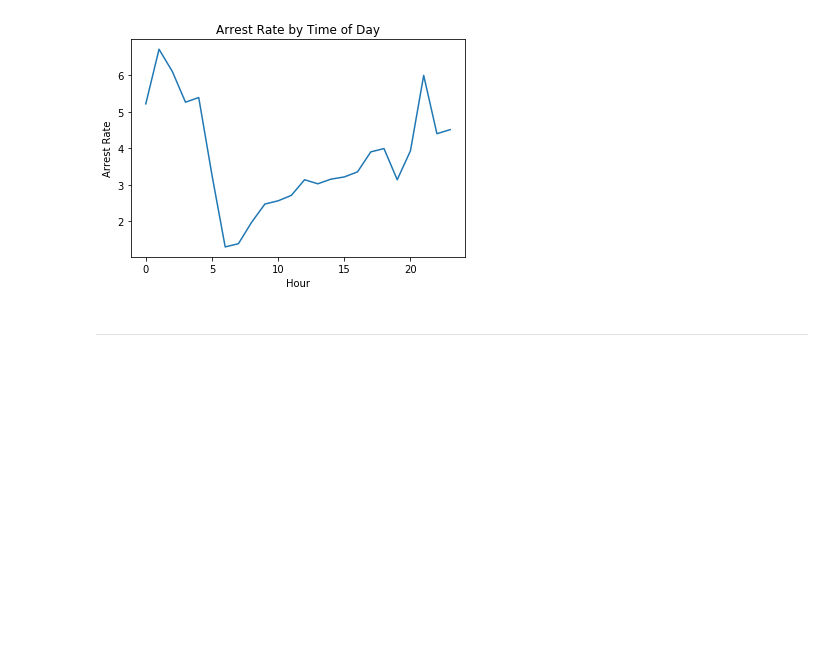
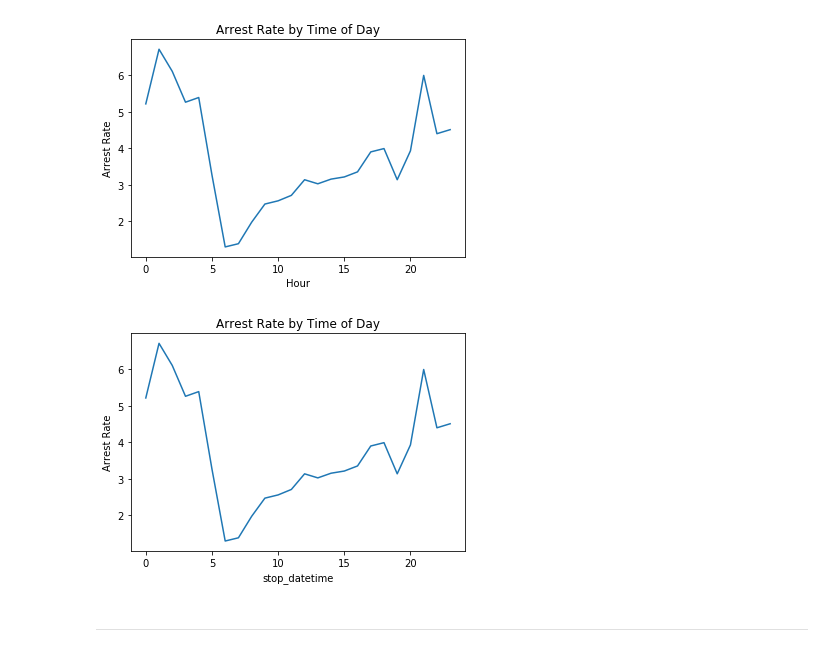
Before and after one commit to fidanfatih/Data_Visualization_with_Python, a Jupyter notebook: 01-EU_DS_DAPy_M1-(TrafficPoliceStops)/03-visual-exploratory-data-analysis(Student)_new.ipynb, the cells around one changed output. Saved outputs shown, nothing was run; the diff lists cells and outputs as text; code cells hidden in the pictures; blank space fills up the shorter version.

```diff
--- a/01-EU_DS_DAPy_M1-(TrafficPoliceStops)/03-visual-exploratory-data-analysis(Student)_new.ipynb
+++ b/01-EU_DS_DAPy_M1-(TrafficPoliceStops)/03-visual-exploratory-data-analysis(Student)_new.ipynb
@@ -117,5 +174,15 @@ plt.show()
 # %% [output]
 [figure]
+# %%
+# alternative pandas graph
+plt.xlabel("Hour")
+plt.ylabel("Arrest Rate")
+plt.title("Arrest Rate by Time of Day")
+
+
+hourly_arrest_rate.plot();
+# %% [output]
+[figure, added]
 # %% [markdown]
 ***
 # %% [markdown]
```
Also changed, not shown: parts of 33 cells of this notebook, 1 other file.
